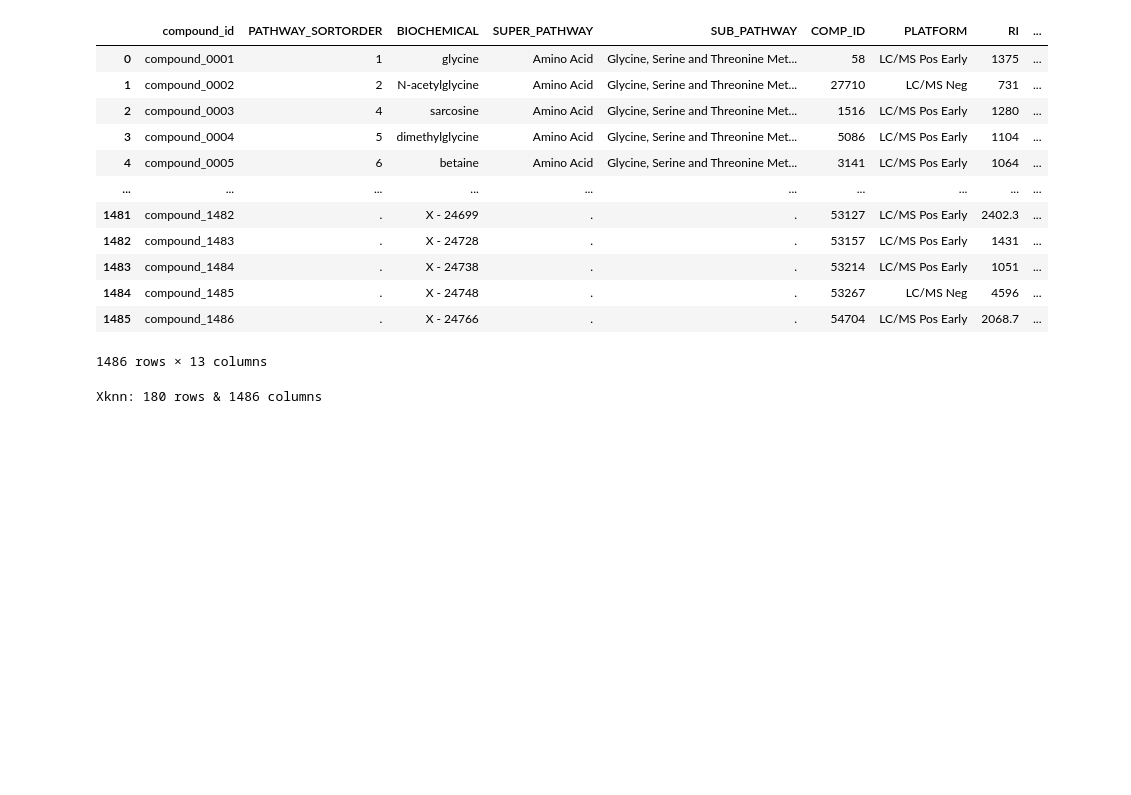
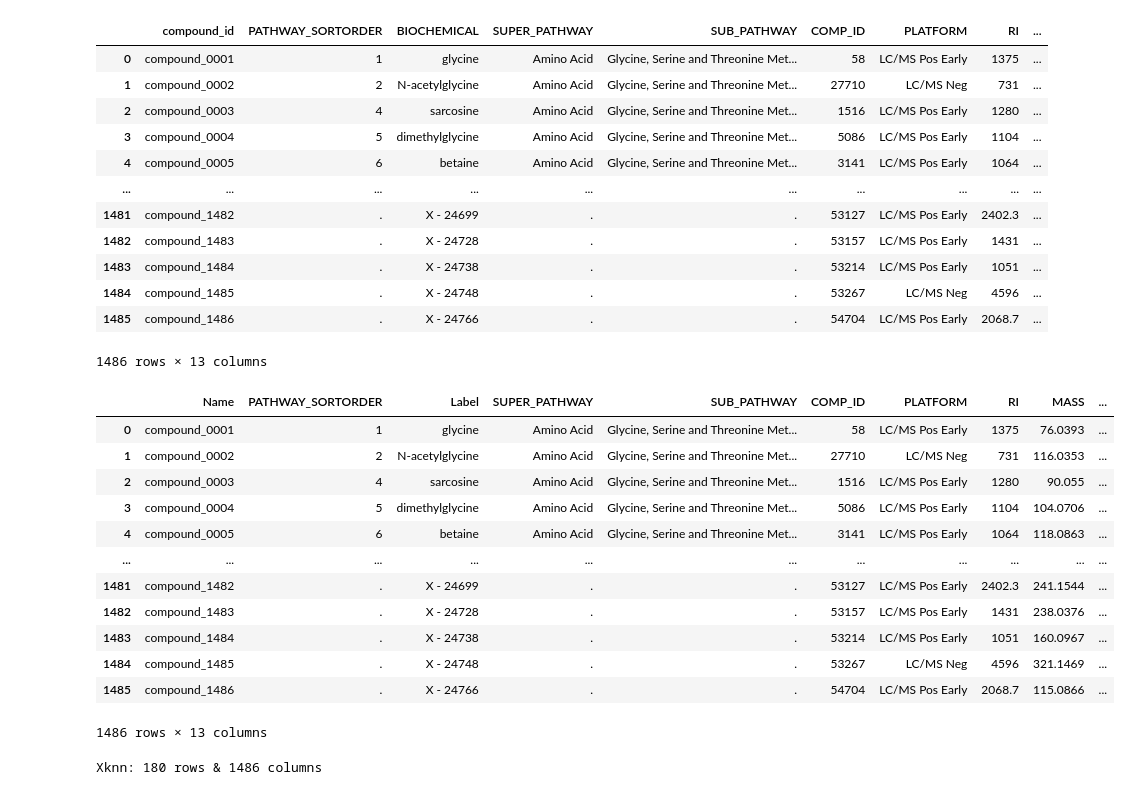
Before and after one commit to MetaboClaud/EDA-Human-Serum-Metabolome-Variability, a Jupyter notebook: src/notebooks/EDA_PRUEBAS.ipynb, the cells around one changed output. Cells and saved outputs as stored; diff of their text form; code cells hidden in the pictures; blank space fills up the shorter version.

```diff
--- a/src/notebooks/EDA_PRUEBAS.ipynb
+++ b/src/notebooks/EDA_PRUEBAS.ipynb
@@ -475,6 +503,6 @@ data_dictionary.head()
 # %%
 #Creo un rango y asigno una nueva columna al df "sample_metadata", por que la necesito para hacer el pca
 rn2= range(1,1487)
-peakTable = data_dictionary.assign(Idx = list(rn2))
+hoja3 = data_dictionary.assign(Idx = list(rn2))
 # %%
 #Compruebo que se haya asignado la columna
@@ -493,6 +521,25 @@ peakTable
 | 1484 | compound_1485 | . | X - 24748 | . | . | 53267 | LC/MS Neg | 4596 | ... |
 | 1485 | compound_1486 | . | X - 24766 | . | . | 54704 | LC/MS Pos Early | 2068.7 | ... |
 1486 rows × 13 columns
+# %%
+#Renombrar columna compound_id
+hoja3.rename(columns={'compound_id':'Name'}, inplace= True)
+hoja3.rename(columns={'BIOCHEMICAL':'Label'}, inplace= True)
+hoja3
+# %% [output]
+|  | Name | PATHWAY_SORTORDER | Label | SUPER_PATHWAY | SUB_PATHWAY | COMP_ID | PLATFORM | RI | MASS | ... |
+| 0 | compound_0001 | 1 | glycine | Amino Acid | Glycine, Serine and Threonine Met... | 58 | LC/MS Pos Early | 1375 | 76.0393 | ... |
+| 1 | compound_0002 | 2 | N-acetylglycine | Amino Acid | Glycine, Serine and Threonine Met... | 27710 | LC/MS Neg | 731 | 116.0353 | ... |
+| 2 | compound_0003 | 4 | sarcosine | Amino Acid | Glycine, Serine and Threonine Met... | 1516 | LC/MS Pos Early | 1280 | 90.055 | ... |
+| 3 | compound_0004 | 5 | dimethylglycine | Amino Acid | Glycine, Serine and Threonine Met... | 5086 | LC/MS Pos Early | 1104 | 104.0706 | ... |
+| 4 | compound_0005 | 6 | betaine | Amino Acid | Glycine, Serine and Threonine Met... | 3141 | LC/MS Pos Early | 1064 | 118.0863 | ... |
+| ... | ... | ... | ... | ... | ... | ... | ... | ... | ... | ... |
+| 1481 | compound_1482 | . | X - 24699 | . | . | 53127 | LC/MS Pos Early | 2402.3 | 241.1544 | ... |
+| 1482 | compound_1483 | . | X - 24728 | . | . | 53157 | LC/MS Pos Early | 1431 | 238.0376 | ... |
+| 1483 | compound_1484 | . | X - 24738 | . | . | 53214 | LC/MS Pos Early | 1051 | 160.0967 | ... |
+| 1484 | compound_1485 | . | X - 24748 | . | . | 53267 | LC/MS Neg | 4596 | 321.1469 | ... |
+| 1485 | compound_1486 | . | X - 24766 | . | . | 54704 | LC/MS Pos Early | 2068.7 | 115.0866 | ... |
+1486 rows × 13 columns
 # %%
 #CREAR PCA y un Loading Plot de los tres grupos
 
```
Also changed, not shown: parts of 35 cells of this notebook.
